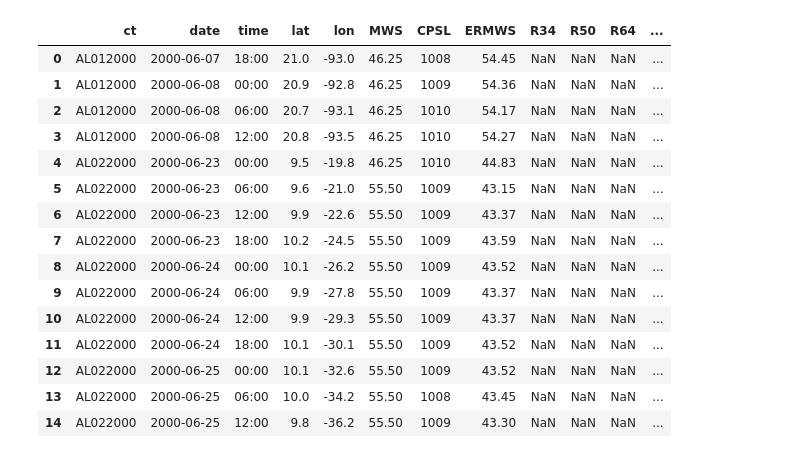
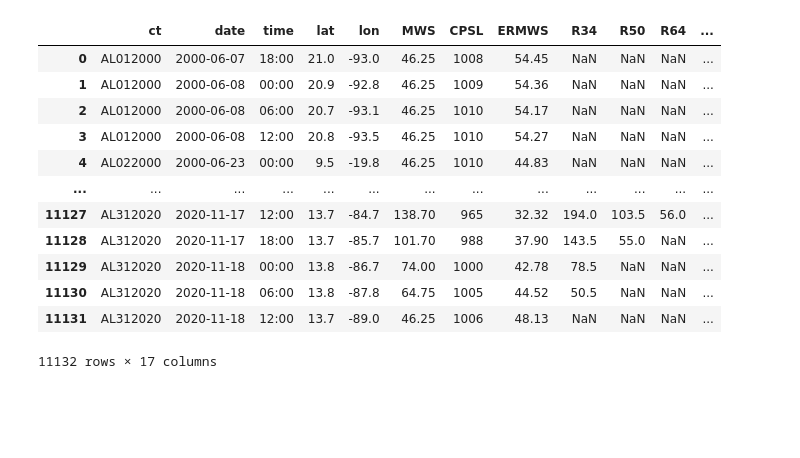
Before and after one commit to apereze/ml-learning-tc-mex, a Jupyter notebook: base-python-cut-variables.ipynb, the cells around one changed output. Cells and saved outputs as stored; diff of their text form; code cells hidden in the pictures; blank space fills up the shorter version.

```diff
--- a/base-python-cut-variables.ipynb
+++ b/base-python-cut-variables.ipynb
@@ -219,24 +219,21 @@ alex['hh'] = pd.to_datetime(alex['time'], format='%H:%M').dt.hour
 # %%
 df = alex.head(15).copy()
 # %%
-df
+alex
 # %% [output]
 |  | ct | date | time | lat | lon | MWS | CPSL | ERMWS | R34 | R50 | R64 | ... |
 | 0 | AL012000 | 2000-06-07 | 18:00 | 21.0 | -93.0 | 46.25 | 1008 | 54.45 | NaN | NaN | NaN | ... |
 | 1 | AL012000 | 2000-06-08 | 00:00 | 20.9 | -92.8 | 46.25 | 1009 | 54.36 | NaN | NaN | NaN | ... |
 | 2 | AL012000 | 2000-06-08 | 06:00 | 20.7 | -93.1 | 46.25 | 1010 | 54.17 | NaN | NaN | NaN | ... |
 | 3 | AL012000 | 2000-06-08 | 12:00 | 20.8 | -93.5 | 46.25 | 1010 | 54.27 | NaN | NaN | NaN | ... |
 | 4 | AL022000 | 2000-06-23 | 00:00 | 9.5 | -19.8 | 46.25 | 1010 | 44.83 | NaN | NaN | NaN | ... |
-| 5 | AL022000 | 2000-06-23 | 06:00 | 9.6 | -21.0 | 55.50 | 1009 | 43.15 | NaN | NaN | NaN | ... |
-| 6 | AL022000 | 2000-06-23 | 12:00 | 9.9 | -22.6 | 55.50 | 1009 | 43.37 | NaN | NaN | NaN | ... |
-| 7 | AL022000 | 2000-06-23 | 18:00 | 10.2 | -24.5 | 55.50 | 1009 | 43.59 | NaN | NaN | NaN | ... |
-| 8 | AL022000 | 2000-06-24 | 00:00 | 10.1 | -26.2 | 55.50 | 1009 | 43.52 | NaN | NaN | NaN | ... |
-| 9 | AL022000 | 2000-06-24 | 06:00 | 9.9 | -27.8 | 55.50 | 1009 | 43.37 | NaN | NaN | NaN | ... |
-| 10 | AL022000 | 2000-06-24 | 12:00 | 9.9 | -29.3 | 55.50 | 1009 | 43.37 | NaN | NaN | NaN | ... |
-| 11 | AL022000 | 2000-06-24 | 18:00 | 10.1 | -30.1 | 55.50 | 1009 | 43.52 | NaN | NaN | NaN | ... |
-| 12 | AL022000 | 2000-06-25 | 00:00 | 10.1 | -32.6 | 55.50 | 1009 | 43.52 | NaN | NaN | NaN | ... |
-| 13 | AL022000 | 2000-06-25 | 06:00 | 10.0 | -34.2 | 55.50 | 1008 | 43.45 | NaN | NaN | NaN | ... |
-| 14 | AL022000 | 2000-06-25 | 12:00 | 9.8 | -36.2 | 55.50 | 1009 | 43.30 | NaN | NaN | NaN | ... |
+| ... | ... | ... | ... | ... | ... | ... | ... | ... | ... | ... | ... | ... |
+| 11127 | AL312020 | 2020-11-17 | 12:00 | 13.7 | -84.7 | 138.70 | 965 | 32.32 | 194.0 | 103.5 | 56.0 | ... |
+| 11128 | AL312020 | 2020-11-17 | 18:00 | 13.7 | -85.7 | 101.70 | 988 | 37.90 | 143.5 | 55.0 | NaN | ... |
+| 11129 | AL312020 | 2020-11-18 | 00:00 | 13.8 | -86.7 | 74.00 | 1000 | 42.78 | 78.5 | NaN | NaN | ... |
+| 11130 | AL312020 | 2020-11-18 | 06:00 | 13.8 | -87.8 | 64.75 | 1005 | 44.52 | 50.5 | NaN | NaN | ... |
+| 11131 | AL312020 | 2020-11-18 | 12:00 | 13.7 | -89.0 | 46.25 | 1006 | 48.13 | NaN | NaN | NaN | ... |
+11132 rows × 17 columns
 # %%
 def ejecutar_var_env_mean(alex):
     """
```
Also changed, not shown: parts of 14 cells of this notebook.
